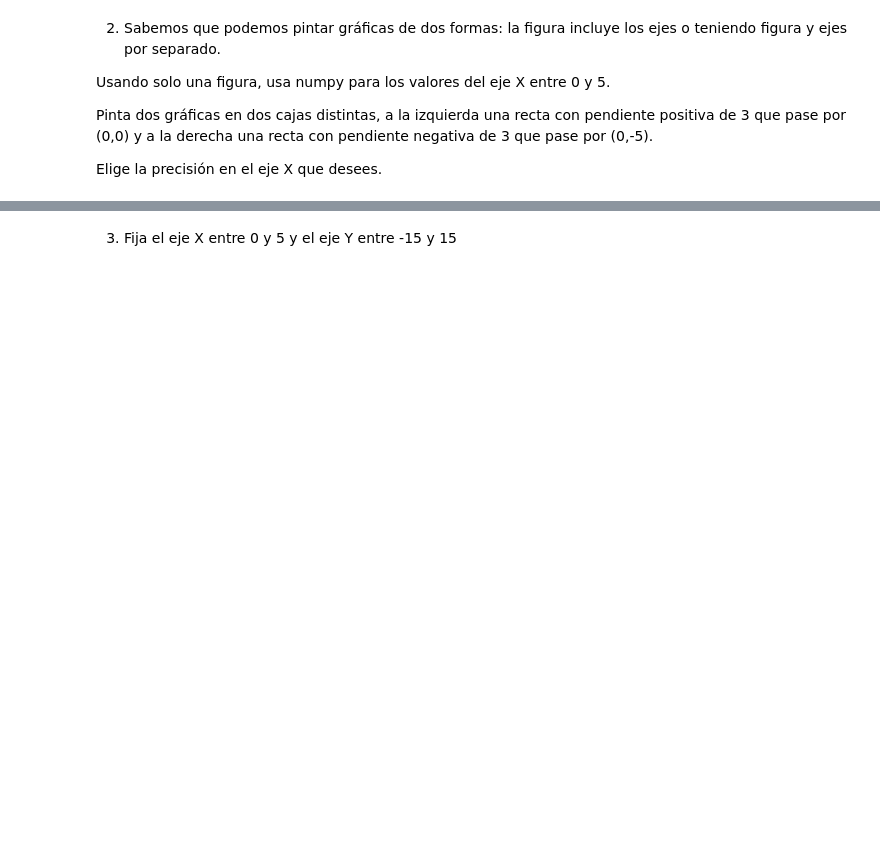
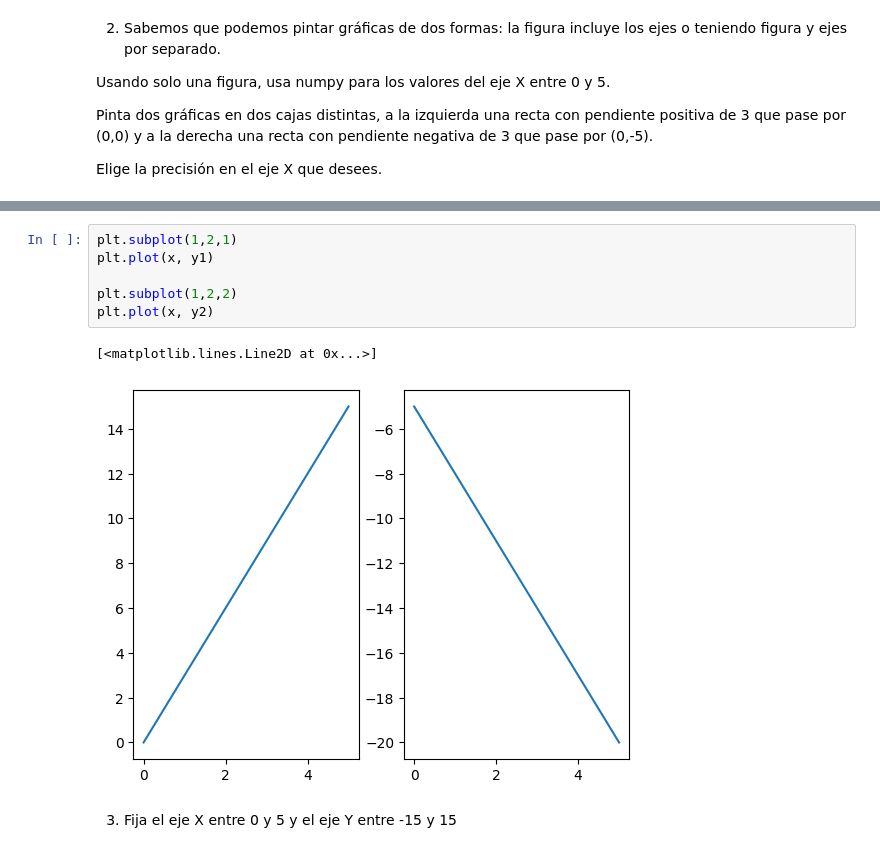
Before and after one commit to MikelTelo/dsft2409_mikeltelo, a Jupyter notebook: 2409_dsft_thebridge_core/2-Data_Analysis/6-Visualización/1-Matplotlib/ejercicios/ejercicios_Matplotlib.ipynb, the cells around one changed output, grey strips where cells are left out. Cells and saved outputs as stored; diff of their text form; blank space fills up the shorter version.

```diff
--- a/2409_dsft_thebridge_core/2-Data_Analysis/6-Visualización/1-Matplotlib/ejercicios/ejercicios_Matplotlib.ipynb
+++ b/2409_dsft_thebridge_core/2-Data_Analysis/6-Visualización/1-Matplotlib/ejercicios/ejercicios_Matplotlib.ipynb
@@ -13,2 +47,11 @@ Elige la precisión en el eje X que desees.
+# %%
+plt.subplot(1,2,1)
+plt.plot(x, y1)
+
+plt.subplot(1,2,2)
+plt.plot(x, y2)
+# %% [output]
+[<matplotlib.lines.Line2D at 0x...>]
+[figure, added]
 # %% [markdown]
 3. Fija el eje X entre 0 y 5 y el eje Y entre -15 y 15
```
Also changed, not shown: parts of 32 cells of this notebook, 41 other files.
